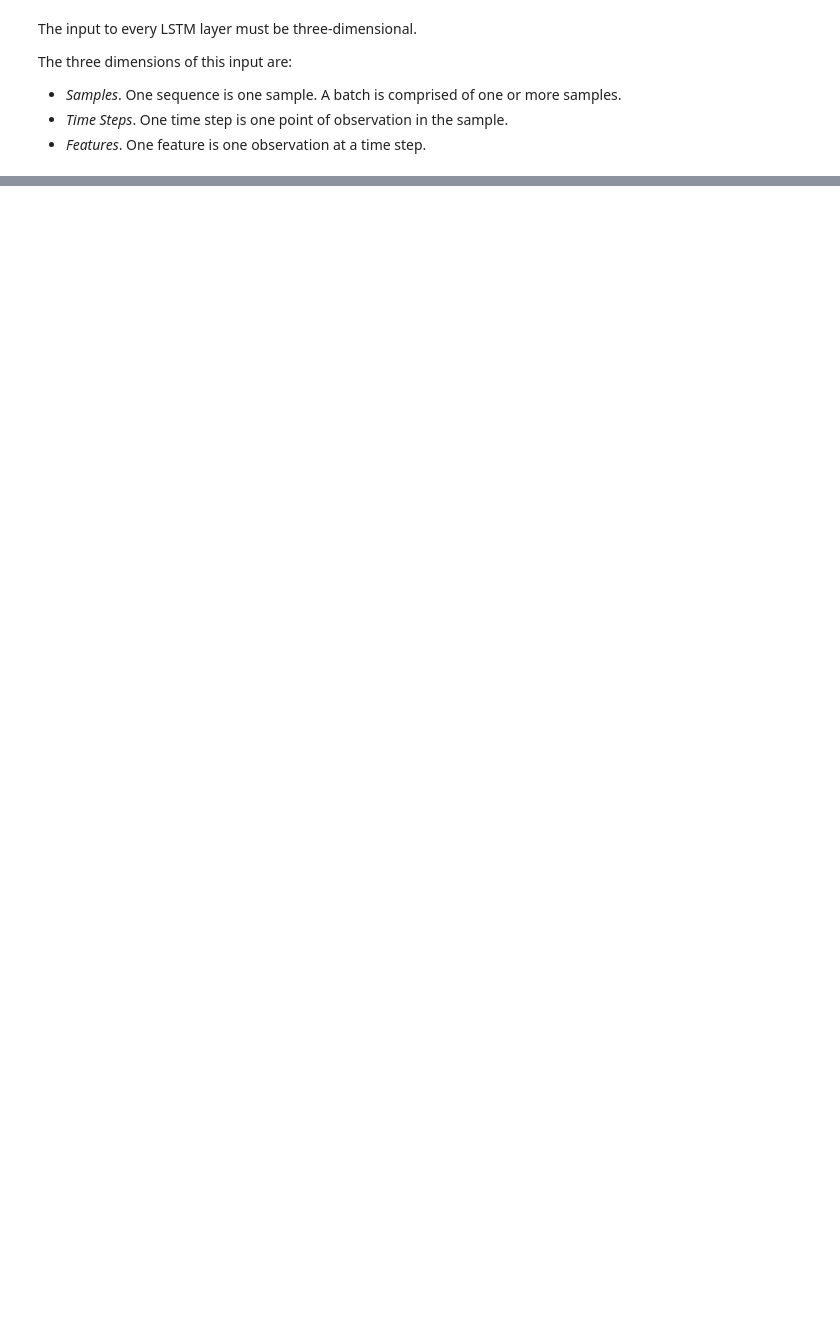
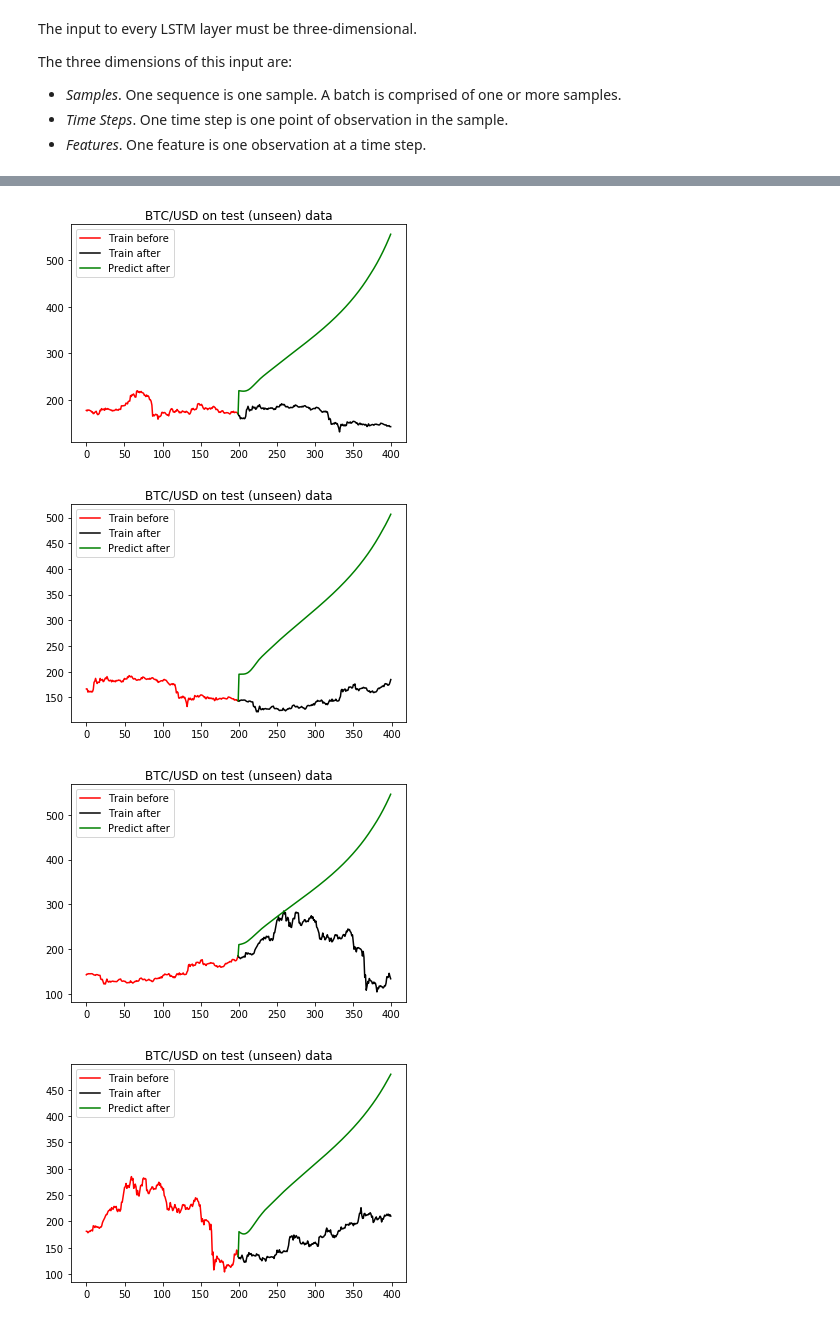
Before and after one commit to Drabble/CryptoPredictions, a Jupyter notebook: CryptoPredictions.ipynb, the cells around one changed output, grey strips where cells are left out. Drawn from its saved outputs; the diff is of its cells as text; code cells hidden in the pictures; blank space fills up the shorter version.

```diff
--- a/CryptoPredictions.ipynb
+++ b/CryptoPredictions.ipynb
@@ -340,0 +378,16 @@ plt.scatter(range(1124),X,c='b')
+# %%
+for i in range(0, len(testX) - 1):
+    predictions = predictNextSample(testX[i])
+    plt.plot([x for x in range(0,len(predictions))], scaler.inverse_transform(testX[i]), color = 'red', label = 'Train before')
+    plt.plot([x for x in range(len(predictions)-1,len(predictions)*2)], scaler.inverse_transform(np.insert(testX[i+1], 0, testX[i][-1]).reshape((timesteps+1,1))), color = 'black', label = 'Train after')
+    plt.plot([x for x in range(len(predictions)-1,len(predictions)*2)], scaler.inverse_transform(np.insert(predictions, 0, testX[i][-1]).reshape((timesteps+1,1))), color = 'green', label = 'Predict after')
+    plt.title('BTC/USD on test (unseen) data')
+    ax.set_xlabel("Time")
+    ax.set_ylabel("USD")
+    plt.legend()
+    plt.show()
+# %% [output]
+[figure, added]
+[figure, added]
+[figure, added]
+[figure, added]
```
Also changed, not shown: parts of 22 cells of this notebook.
